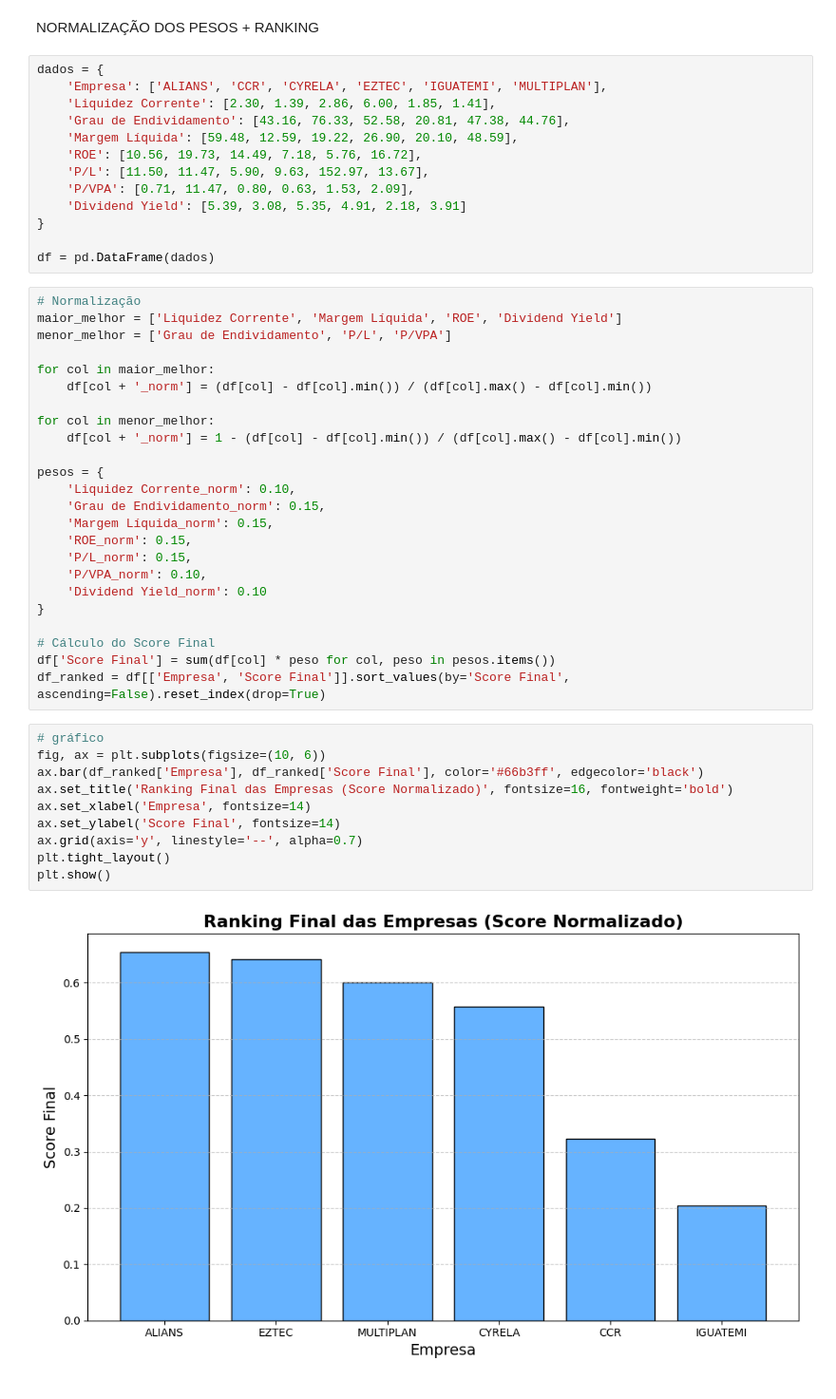
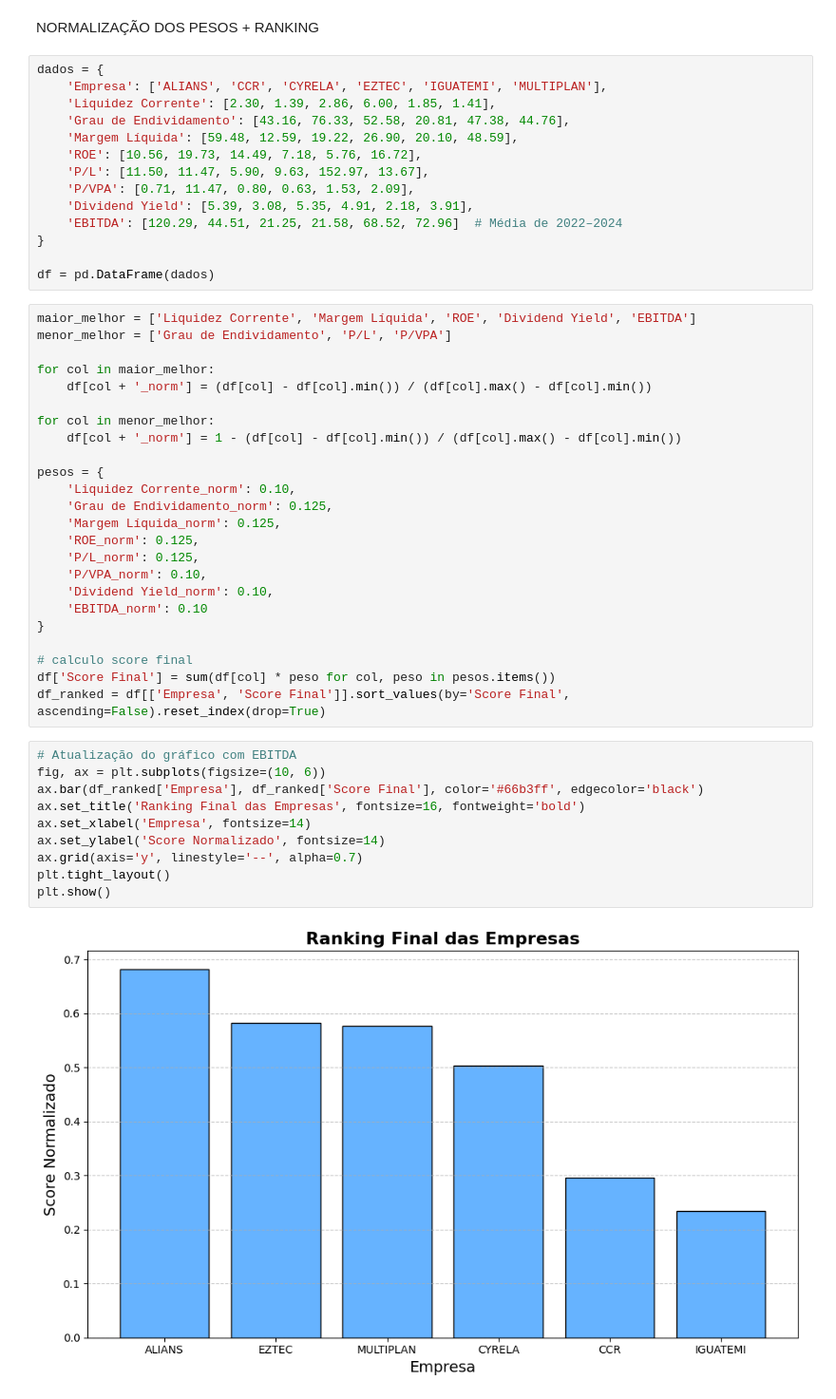
Before and after one commit to isabwllyrr/analise-empresas-imobiliarias, a Jupyter notebook: saladeacoes.ipynb, the cells around one changed output. Shown at 95% size. Saved outputs shown, nothing was run; the diff lists cells and outputs as text.

Commit message:
Atualiza notebook com gráfico do ranking incluindo EBITDA

```diff
--- a/saladeacoes.ipynb
+++ b/saladeacoes.ipynb
@@ -489,13 +547,13 @@ dados = {
     'ROE': [10.56, 19.73, 14.49, 7.18, 5.76, 16.72],
     'P/L': [11.50, 11.47, 5.90, 9.63, 152.97, 13.67],
     'P/VPA': [0.71, 11.47, 0.80, 0.63, 1.53, 2.09],
-    'Dividend Yield': [5.39, 3.08, 5.35, 4.91, 2.18, 3.91]
+    'Dividend Yield': [5.39, 3.08, 5.35, 4.91, 2.18, 3.91],
+    'EBITDA': [120.29, 44.51, 21.25, 21.58, 68.52, 72.96]  # Média de 2022–2024
 }
 
 df = pd.DataFrame(dados)
 # %%
-# Normalização
-maior_melhor = ['Liquidez Corrente', 'Margem Líquida', 'ROE', 'Dividend Yield']
+maior_melhor = ['Liquidez Corrente', 'Margem Líquida', 'ROE', 'Dividend Yield', 'EBITDA']
 menor_melhor = ['Grau de Endividamento', 'P/L', 'P/VPA']
 
 for col in maior_melhor:
@@ -506,26 +564,27 @@ for col in menor_melhor:
 
 pesos = {
     'Liquidez Corrente_norm': 0.10,
-    'Grau de Endividamento_norm': 0.15,
-    'Margem Líquida_norm': 0.15,
-    'ROE_norm': 0.15,
-    'P/L_norm': 0.15,
+    'Grau de Endividamento_norm': 0.125,
+    'Margem Líquida_norm': 0.125,
+    'ROE_norm': 0.125,
+    'P/L_norm': 0.125,
     'P/VPA_norm': 0.10,
-    'Dividend Yield_norm': 0.10
+    'Dividend Yield_norm': 0.10,
+    'EBITDA_norm': 0.10
 }
 
-# Cálculo do Score Final
+# calculo score final
 df['Score Final'] = sum(df[col] * peso for col, peso in pesos.items())
 df_ranked = df[['Empresa', 'Score Final']].sort_values(by='Score Final', ascending=False).reset_index(drop=True)
 # %%
-# gráfico
+# Atualização do gráfico com EBITDA
 fig, ax = plt.subplots(figsize=(10, 6))
 ax.bar(df_ranked['Empresa'], df_ranked['Score Final'], color='#66b3ff', edgecolor='black')
-ax.set_title('Ranking Final das Empresas (Score Normalizado)', fontsize=16, fontweight='bold')
+ax.set_title('Ranking Final das Empresas', fontsize=16, fontweight='bold')
 ax.set_xlabel('Empresa', fontsize=14)
-ax.set_ylabel('Score Final', fontsize=14)
+ax.set_ylabel('Score Normalizado', fontsize=14)
 ax.grid(axis='y', linestyle='--', alpha=0.7)
 plt.tight_layout()
 plt.show()
 # %% [output]
-[figure, old version]
+[figure, new version]
```
Also changed, not shown: parts of 4 cells of this notebook.
